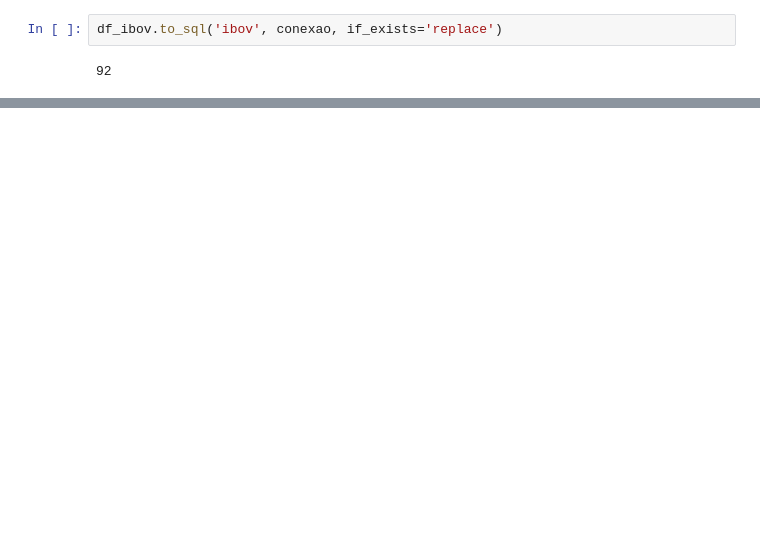
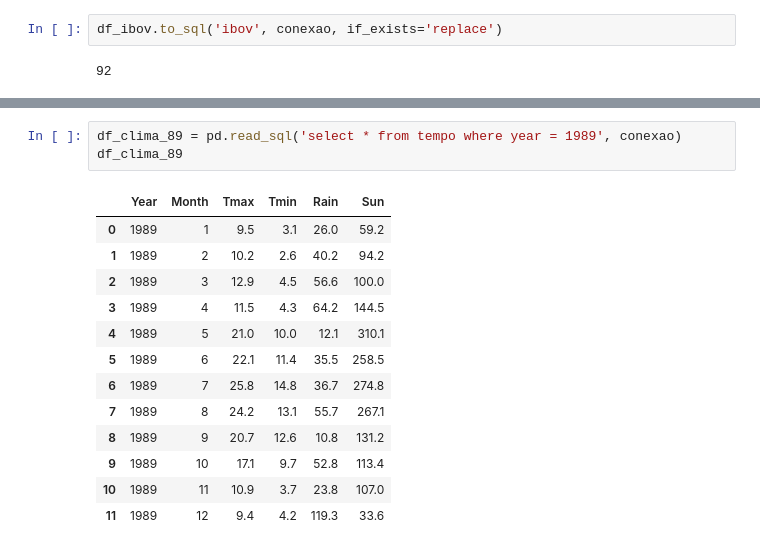
Before and after one commit to Juliocwb/PosMapa, a Jupyter notebook: Bolsab3/Mapab3.ipynb, the cells around one changed output, grey strips where cells are left out. Drawn from its saved outputs; the diff is of its cells as text; blank space fills up the shorter version.

```diff
--- a/Bolsab3/Mapab3.ipynb
+++ b/Bolsab3/Mapab3.ipynb
@@ -340,0 +396,17 @@ df_ibov.to_sql('ibov', conexao, if_exists='replace')
+# %%
+df_clima_89 = pd.read_sql('select * from tempo where year = 1989', conexao)
+df_clima_89
+# %% [output]
+|  | Year | Month | Tmax | Tmin | Rain | Sun |
+| 0 | 1989 | 1 | 9.5 | 3.1 | 26.0 | 59.2 |
+| 1 | 1989 | 2 | 10.2 | 2.6 | 40.2 | 94.2 |
+| 2 | 1989 | 3 | 12.9 | 4.5 | 56.6 | 100.0 |
+| 3 | 1989 | 4 | 11.5 | 4.3 | 64.2 | 144.5 |
+| 4 | 1989 | 5 | 21.0 | 10.0 | 12.1 | 310.1 |
+| 5 | 1989 | 6 | 22.1 | 11.4 | 35.5 | 258.5 |
+| 6 | 1989 | 7 | 25.8 | 14.8 | 36.7 | 274.8 |
+| 7 | 1989 | 8 | 24.2 | 13.1 | 55.7 | 267.1 |
+| 8 | 1989 | 9 | 20.7 | 12.6 | 10.8 | 131.2 |
+| 9 | 1989 | 10 | 17.1 | 9.7 | 52.8 | 113.4 |
+| 10 | 1989 | 11 | 10.9 | 3.7 | 23.8 | 107.0 |
+| 11 | 1989 | 12 | 9.4 | 4.2 | 119.3 | 33.6 |
```
Also changed, not shown: parts of 21 cells of this notebook, 2 other files.
